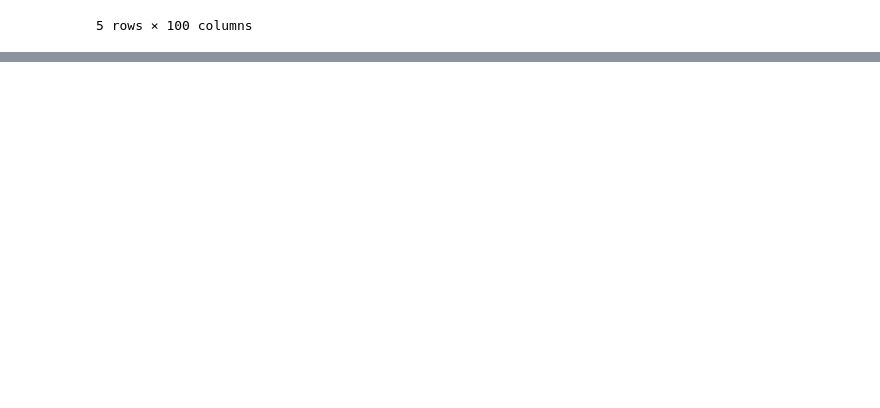
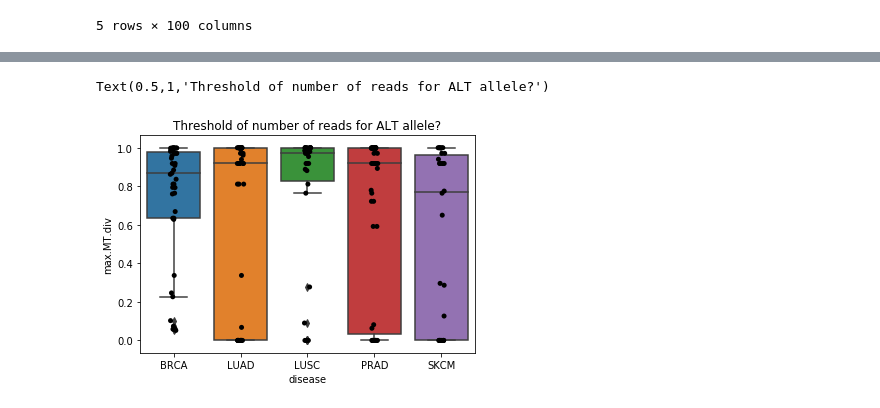
Before and after one commit to smangul1/seeing.beyond.target.results, a Jupyter notebook: raw.results/analysis.ipynb, the cells around one changed output, grey strips where cells are left out. Drawn from its saved outputs; the diff is of its cells as text; code cells hidden in the pictures; blank space fills up the shorter version.

```diff
--- a/raw.results/analysis.ipynb
+++ b/raw.results/analysis.ipynb
@@ -280,0 +281,10 @@ Text(0.5,1,'HOW TO NORM. SUBSAMPLE?')
+# %%
+##ID,average.MT.div,max.MT.div
+
+import seaborn as sns  #be sure version >=0.9
+sns.boxplot(x="disease", y="max.MT.div", data=data)
+ax=sns.stripplot(x="disease", y="max.MT.div", data=data, palette=["black"], jitter=0.05)
+ax.set_title('Threshold of number of reads for ALT allele?')
+# %% [output]
+Text(0.5,1,'Threshold of number of reads for ALT allele?')
+[figure, added]
```
Also changed, not shown: parts of 1 cell of this notebook.
